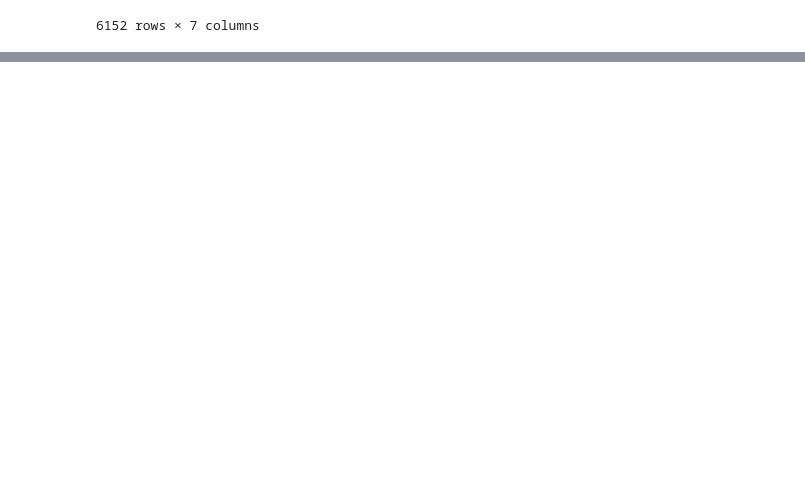
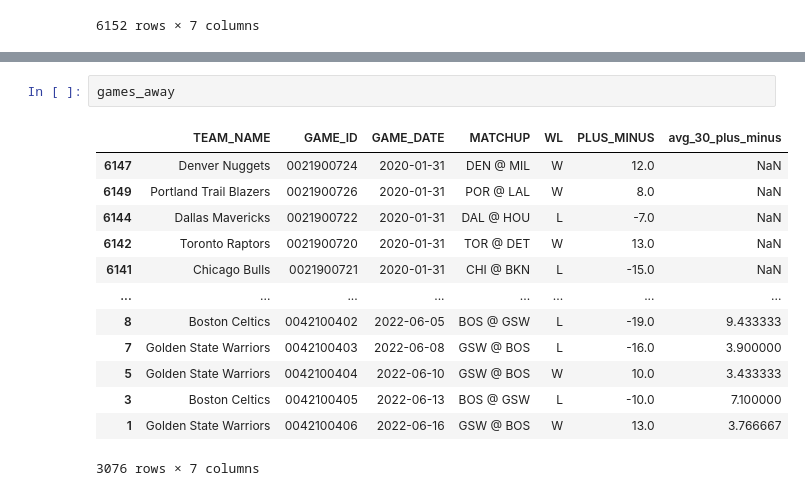
Before and after one commit to Rishiraj-singh7/NBA-games, a Jupyter notebook: main.ipynb, the cells around one changed output, grey strips where cells are left out. Drawn from its saved outputs; the diff is of its cells as text; blank space fills up the shorter version.

```diff
--- a/main.ipynb
+++ b/main.ipynb
@@ -132,0 +181,16 @@ games
+# %%
+games_away
+# %% [output]
+|  | TEAM_NAME | GAME_ID | GAME_DATE | MATCHUP | WL | PLUS_MINUS | avg_30_plus_minus |
+| 6147 | Denver Nuggets | 0021900724 | 2020-01-31 | DEN @ MIL | W | 12.0 | NaN |
+| 6149 | Portland Trail Blazers | 0021900726 | 2020-01-31 | POR @ LAL | W | 8.0 | NaN |
+| 6144 | Dallas Mavericks | 0021900722 | 2020-01-31 | DAL @ HOU | L | -7.0 | NaN |
+| 6142 | Toronto Raptors | 0021900720 | 2020-01-31 | TOR @ DET | W | 13.0 | NaN |
+| 6141 | Chicago Bulls | 0021900721 | 2020-01-31 | CHI @ BKN | L | -15.0 | NaN |
+| ... | ... | ... | ... | ... | ... | ... | ... |
+| 8 | Boston Celtics | 0042100402 | 2022-06-05 | BOS @ GSW | L | -19.0 | 9.433333 |
+| 7 | Golden State Warriors | 0042100403 | 2022-06-08 | GSW @ BOS | L | -16.0 | 3.900000 |
+| 5 | Golden State Warriors | 0042100404 | 2022-06-10 | GSW @ BOS | W | 10.0 | 3.433333 |
+| 3 | Boston Celtics | 0042100405 | 2022-06-13 | BOS @ GSW | L | -10.0 | 7.100000 |
+| 1 | Golden State Warriors | 0042100406 | 2022-06-16 | GSW @ BOS | W | 13.0 | 3.766667 |
+3076 rows × 7 columns
```
Also changed, not shown: parts of 12 cells of this notebook.
